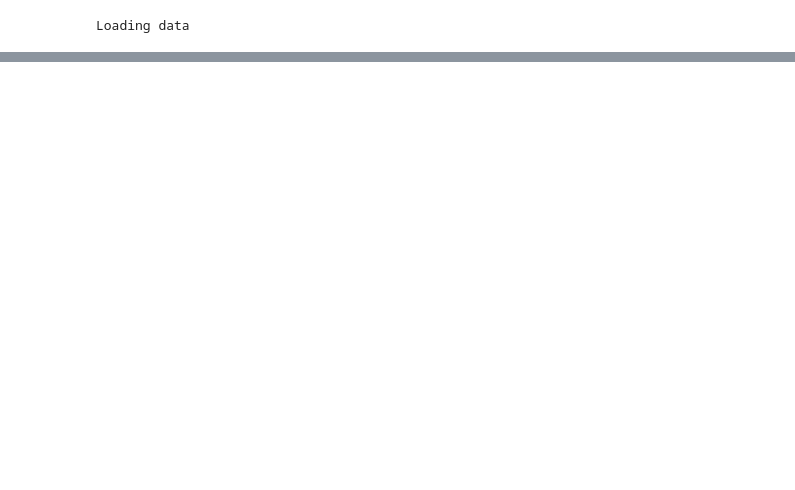
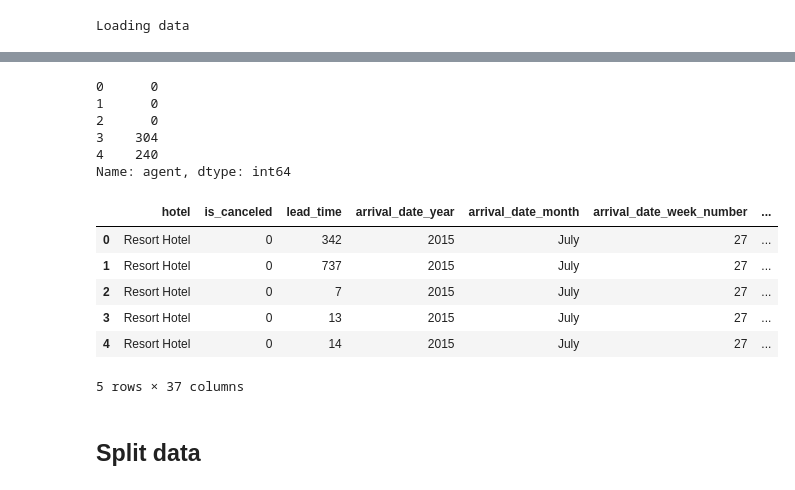
Before and after one commit to lilianabs/predict-hotel-reserv-cancelation-zenml, a Jupyter notebook: notebooks/ml_pipeline_prototype.ipynb, the cells around one changed output, grey strips where cells are left out. Cells and saved outputs as stored; diff of their text form; code cells hidden in the pictures; blank space fills up the shorter version.

```diff
--- a/notebooks/ml_pipeline_prototype.ipynb
+++ b/notebooks/ml_pipeline_prototype.ipynb
@@ -30 +76,5 @@ data = data.drop(features_to_drop, axis=1)
+# %%
+data.agent.fillna(0, inplace=True)
+
+data.fillna(-999, inplace=True)
 # %%
@@ -53,0 +123,8 @@ features_to_impute = ['children', 'agent']
+# %%
+
+# Convert all cat columns to integer type
+for col in cat_features:
+    print(col, data[col].dtype)
+    if data[col].dtype == 'float':
+        data[col] = data[col].astype(int)
+        print('changed', data[col].dtype)
@@ -54 +150,22 @@ features_to_impute = ['children', 'agent']
+# %%
+data['agent'].head()
+# %% [output]
+0      0
+1      0
+2      0
+3    304
+4    240
+Name: agent, dtype: int64
+# %%
+data.head()
+# %% [output]
+|  | hotel | is_canceled | lead_time | arrival_date_year | arrival_date_month | arrival_date_week_number | ... |
+| 0 | Resort Hotel | 0 | 342 | 2015 | July | 27 | ... |
+| 1 | Resort Hotel | 0 | 737 | 2015 | July | 27 | ... |
+| 2 | Resort Hotel | 0 | 7 | 2015 | July | 27 | ... |
+| 3 | Resort Hotel | 0 | 13 | 2015 | July | 27 | ... |
+| 4 | Resort Hotel | 0 | 14 | 2015 | July | 27 | ... |
+5 rows × 37 columns
+# %% [markdown]
+## Split data
 # %%
```
Also changed, not shown: parts of 26 cells of this notebook, 1 other file.
